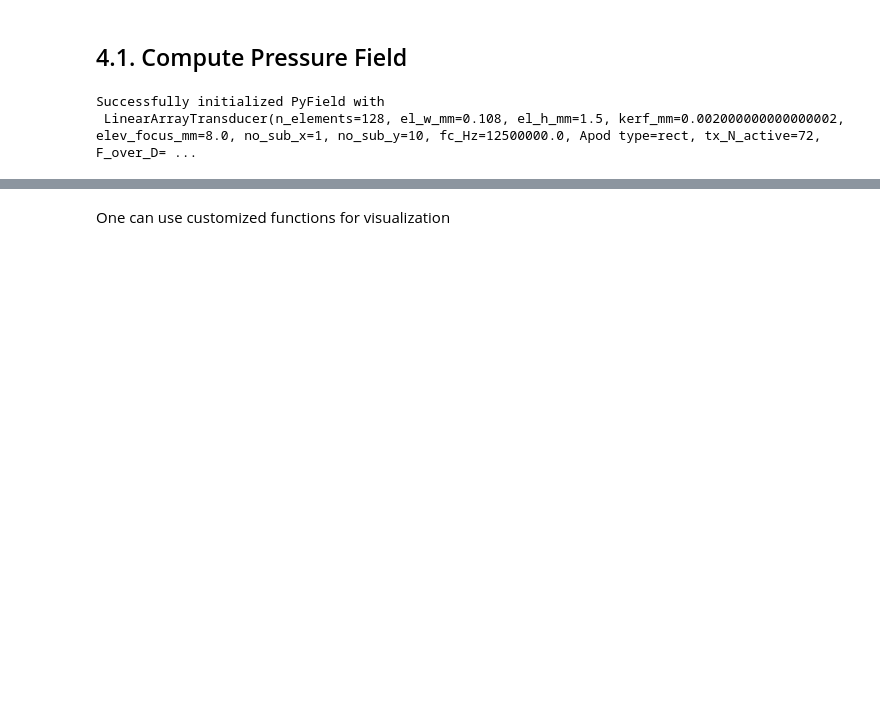
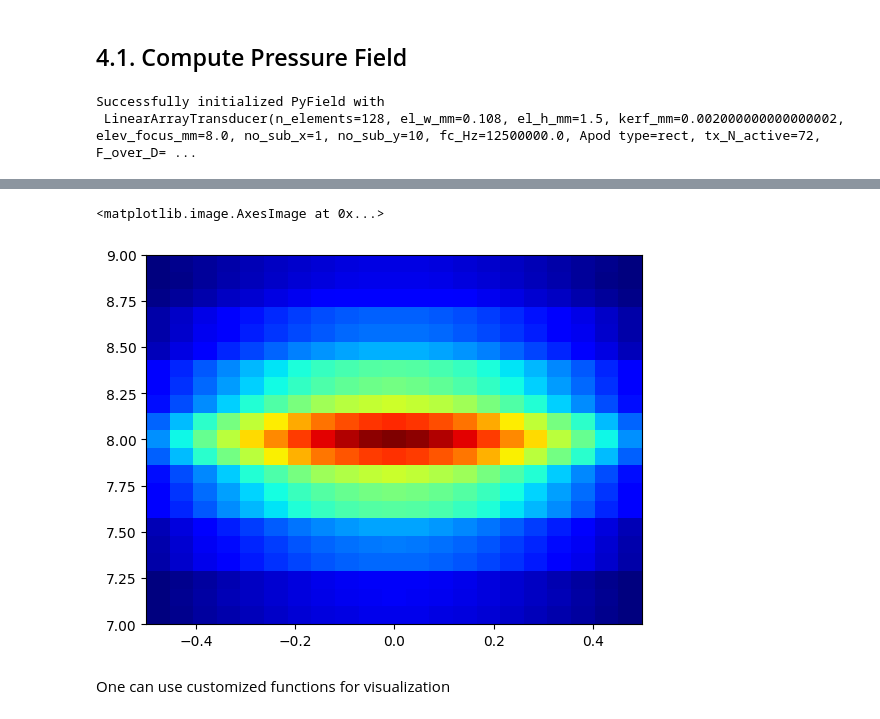
Before and after one commit to EstebanRivera08/eSDIva, a Jupyter notebook: notebook/Tutorial_NeuroSono.ipynb, the cells around one changed output, grey strips where cells are left out. Drawn from its saved outputs; the diff is of its cells as text; code cells hidden in the pictures; blank space fills up the shorter version.

```diff
--- a/notebook/Tutorial_NeuroSono.ipynb
+++ b/notebook/Tutorial_NeuroSono.ipynb
@@ -362,0 +359,2 @@ Taking slice x_ind, y_ind, z_ind = 11/21, 11/21, 51/101
+# %%
+fft = np.fft.fft(pressure_field,axis = 2)
@@ -363,3 +365,8 @@ Taking slice x_ind, y_ind, z_ind = 11/21, 11/21, 51/101
+# %%
+plt.imshow(np.abs(fft[:,:,0]),)
+# %% [output]
+<matplotlib.image.AxesImage at 0x...>
+[figure, added]
 # %% [markdown]
 One can use customized functions for visualization
 # %%
```
Also changed, not shown: parts of 23 cells of this notebook, 2 other files.
